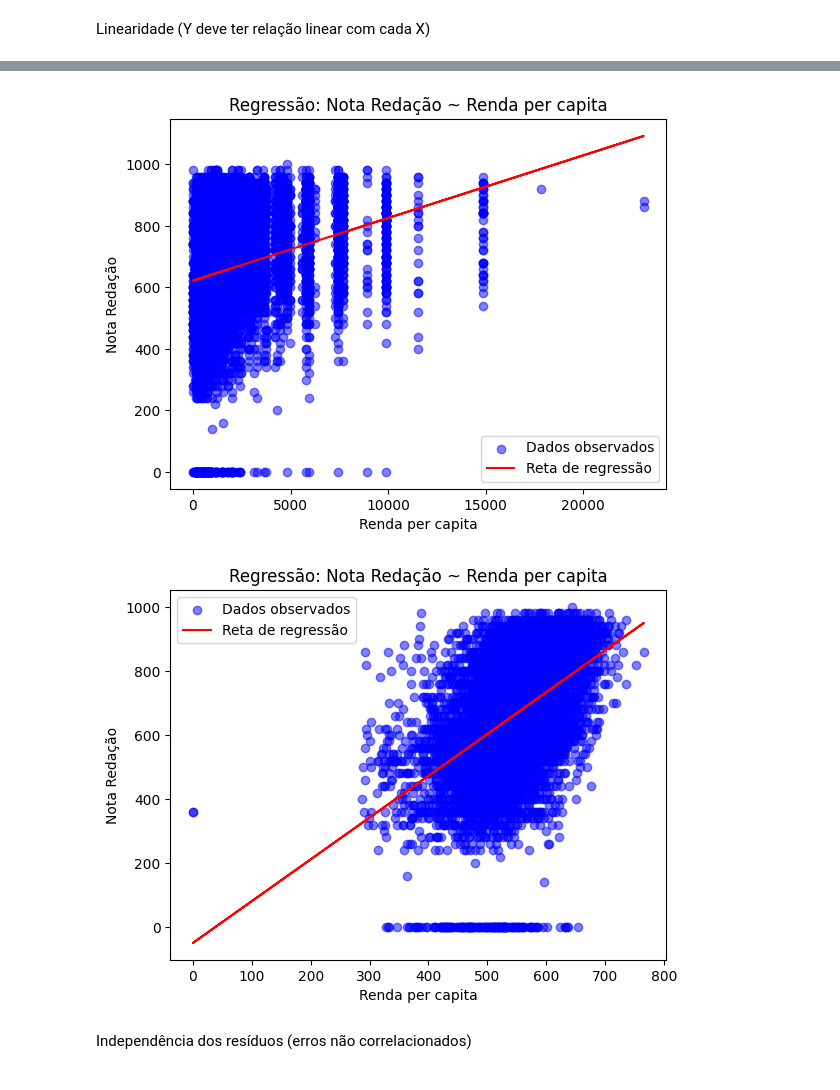
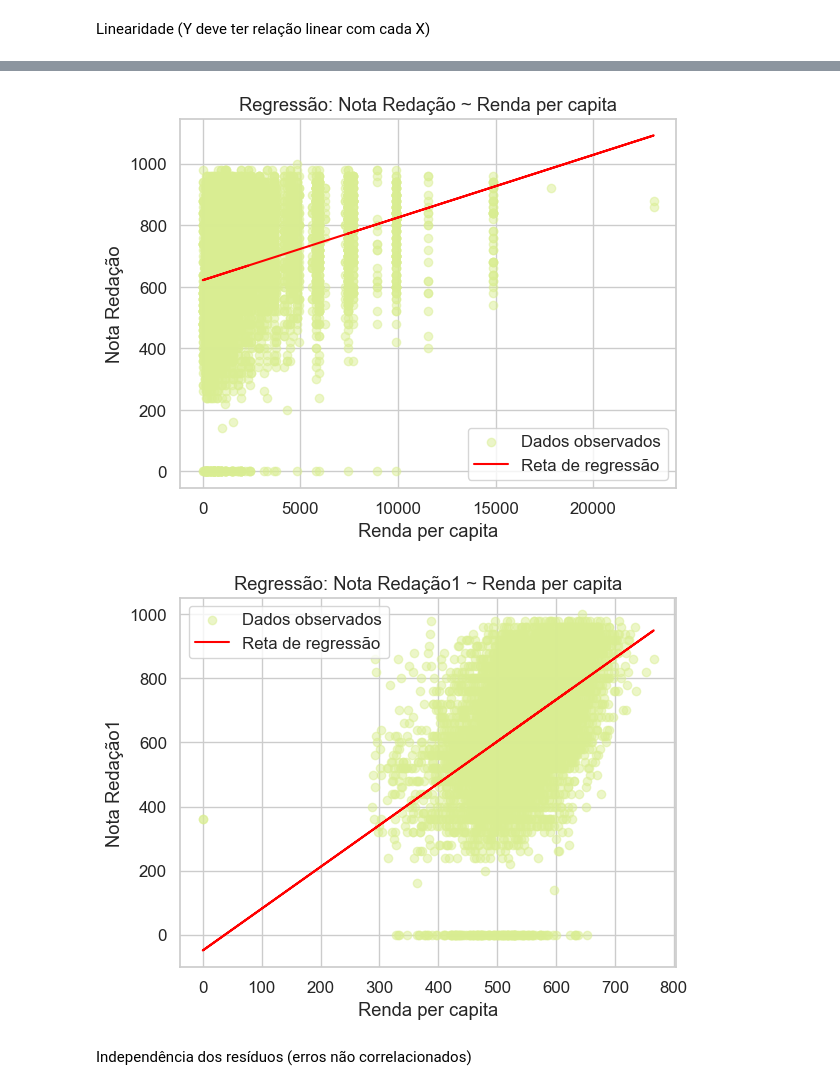
Before and after one commit to gl4a-Veloso/materiais-mqam, a Jupyter notebook: enem/T2/regression.ipynb, the cells around one changed output, grey strips where cells are left out. Drawn from its saved outputs; the diff is of its cells as text; code cells hidden in the pictures.

```diff
--- a/enem/T2/regression.ipynb
+++ b/enem/T2/regression.ipynb
@@ -4,11 +4,30 @@ Importando bibliotecas
 import pandas as pd
 import numpy as np
 import statsmodels.api as sm
+
 from sklearn.linear_model import LinearRegression
 from sklearn.metrics import r2_score, mean_squared_error
+
 from statsmodels.stats.stattools import durbin_watson
 from statsmodels.stats.outliers_influence import variance_inflation_factor
+
 import matplotlib.pyplot as plt
+import seaborn as sns
+
+sns.set_theme(style="whitegrid", palette="muted", font_scale=1.1)
+custom_palette = [
+    "#D9ED92",  # verde claro amarelado
+    "#B5E48C",  # verde claro
+    "#99D98C",  # verde médio
+    "#76C893",  # verde esverdeado
+    "#52B69A",  # verde-água
+    "#34A0A4",  # verde-azulado
+    "#168AAD",  # azul esverdeado
+    "#1A759F",  # azul médio
+    "#1E6091",  # azul escuro
+    "#184E77",  # azul bem escuro
+    "#134770"   # azul mais
+]
 # %% [markdown]
 Importando base de dados Numérica
 # %%
@@ -382,12 +401,17 @@ Pressupostos do modelo
 Linearidade (Y deve ter relação linear com cada X)
 # %%
 def plot_regressao(x, y, y_pred, nome_var):
-    plt.scatter(x, y, color='blue', alpha=0.5, label='Dados observados')
+    plt.scatter(x, y, color='#D9ED92', alpha=0.5, label='Dados observados')
     plt.plot(x, y_pred, color='red', label='Reta de regressão')
     plt.xlabel('Renda per capita')
     plt.ylabel(nome_var)
     plt.title(f'Regressão: {nome_var} ~ Renda per capita')
     plt.legend()
+
+    plt.gca().set_facecolor("none")  # área do gráfico
+    plt.gcf().patch.set_alpha(0)     # figura inteira
+    plt.savefig(f"../images/Linearidade/{nome_var}.png", transparent=False, dpi=300)
+
     plt.show()
 
 plot_regressao(X2, y1, y_pred1, "Nota CH")
@@ -395,5 +419,5 @@ plot_regressao(X2, y2, y_pred2, "Nota CN")
 plot_regressao(X2, y3, y_pred3, "Nota MT")
 plot_regressao(X2, y4, y_pred4, "Nota LC")
 plot_regressao(X2, y, y_pred5, "Nota Redação")
-plot_regressao(X4, y, y_pred7, "Nota Redação")
+plot_regressao(X4, y, y_pred7, "Nota Redação1")
 # %% [output]
@@ -404,5 +428,5 @@ plot_regressao(X4, y, y_pred7, "Nota Redação")
-[figure, old version]
+[figure, new version]
-[figure, old version]
+[figure, new version]
 # %% [markdown]
 Independência dos resíduos (erros não correlacionados)
 # %%
```
Also changed, not shown: parts of 11 cells of this notebook, 24 other files.
